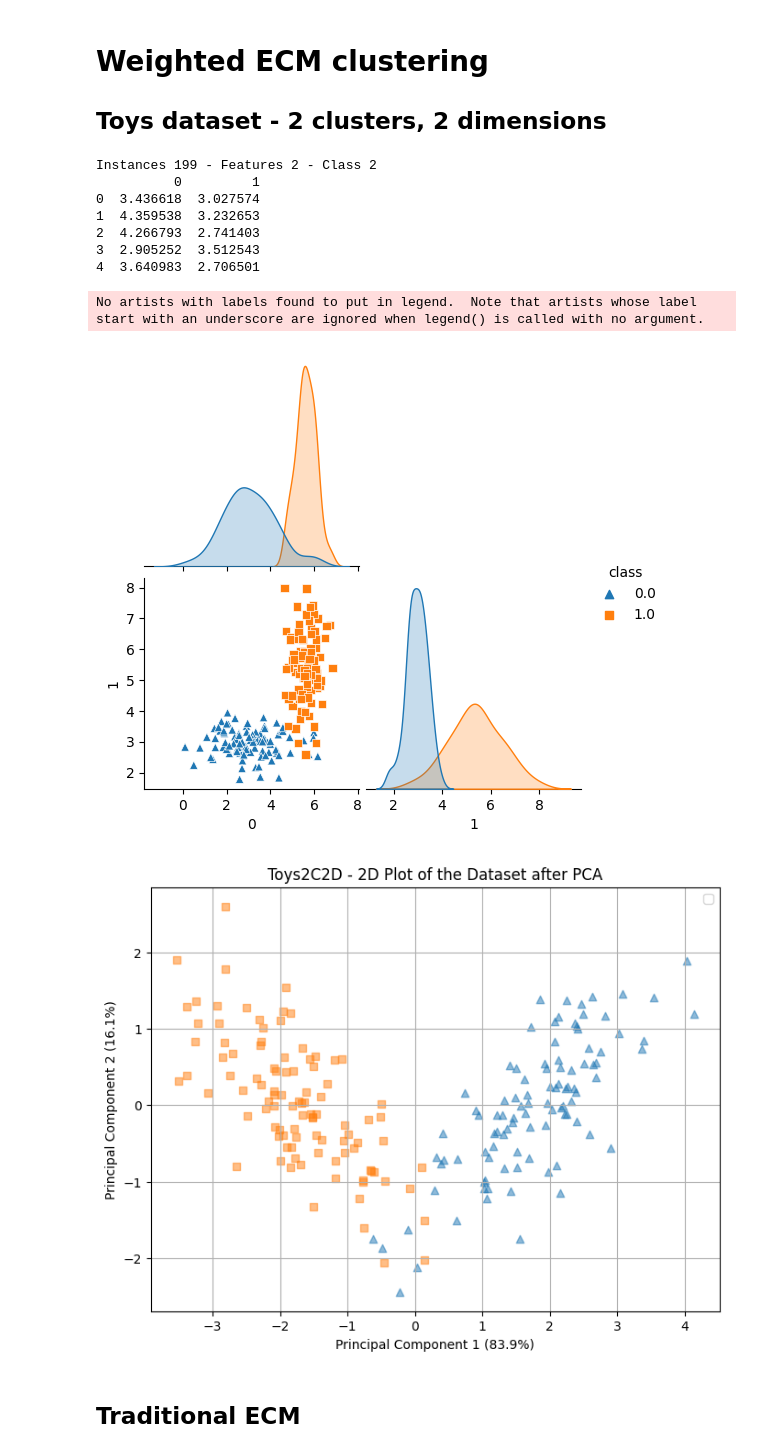
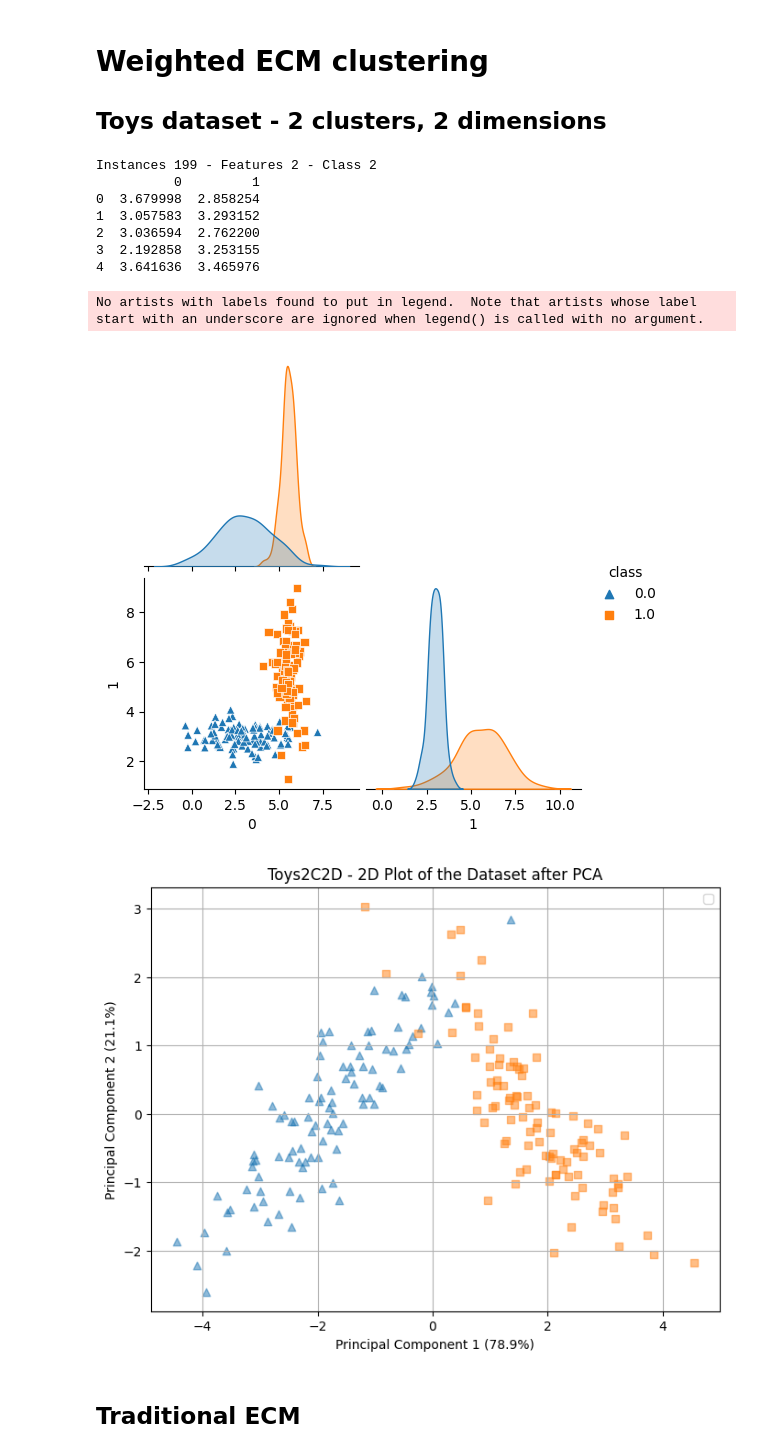
Before and after one commit to tridogithub/evclust, a Jupyter notebook: docs/internship/wecm_toys_2C2D.ipynb, the cells around one changed output. Drawn from its saved outputs; the diff is of its cells as text; code cells hidden in the pictures.

```diff
--- a/docs/internship/wecm_toys_2C2D.ipynb
+++ b/docs/internship/wecm_toys_2C2D.ipynb
@@ -47,33 +47,33 @@ def __credal_partition_contour_lines(model, X, marker_list):
     plt.show()
 # %%
 ## Generating data set
-df_wt_label = pd.read_csv('../../src/evclust/datasets/2c2dDataset.csv')
+df_wt_label = pd.read_csv('../../src/evclust/datasets/2c2dDataset_2.csv')
 dataset = df_wt_label.values
 X = pd.DataFrame(dataset[:, :-1])
 y = pd.DataFrame(dataset[:, -1])
 c = 2
 
 label_column_nm = y.columns[0]
 labels_encoder = LabelEncoder()
 numeric_labels = labels_encoder.fit_transform(y[label_column_nm])
 
 markers = ['^', 's']
 plotting(X, y, "Toys2C2D", matrix_plot=True, markers=markers)
 
 # Normalization
 scaler = MinMaxScaler((0,1))
 X = pd.DataFrame(scaler.fit_transform(X))
 # %% [output]
 Instances 199 - Features 2 - Class 2
           0         1
-0  3.436618  3.027574
-1  4.359538  3.232653
-2  4.266793  2.741403
-3  2.905252  3.512543
-4  3.640983  2.706501
+0  3.679998  2.858254
+1  3.057583  3.293152
+2  3.036594  2.762200
+3  2.192858  3.253155
+4  3.641636  3.465976
 No artists with labels found to put in legend.  Note that artists whose label start with an underscore are ignored when legend() is called with no argument.
-[figure, old version]
+[figure, new version]
-[figure, old version]
+[figure, new version]
 # %% [markdown]
 ## Traditional ECM
 # %%
```
Also changed, not shown: parts of 15 cells of this notebook, 1 other file.
